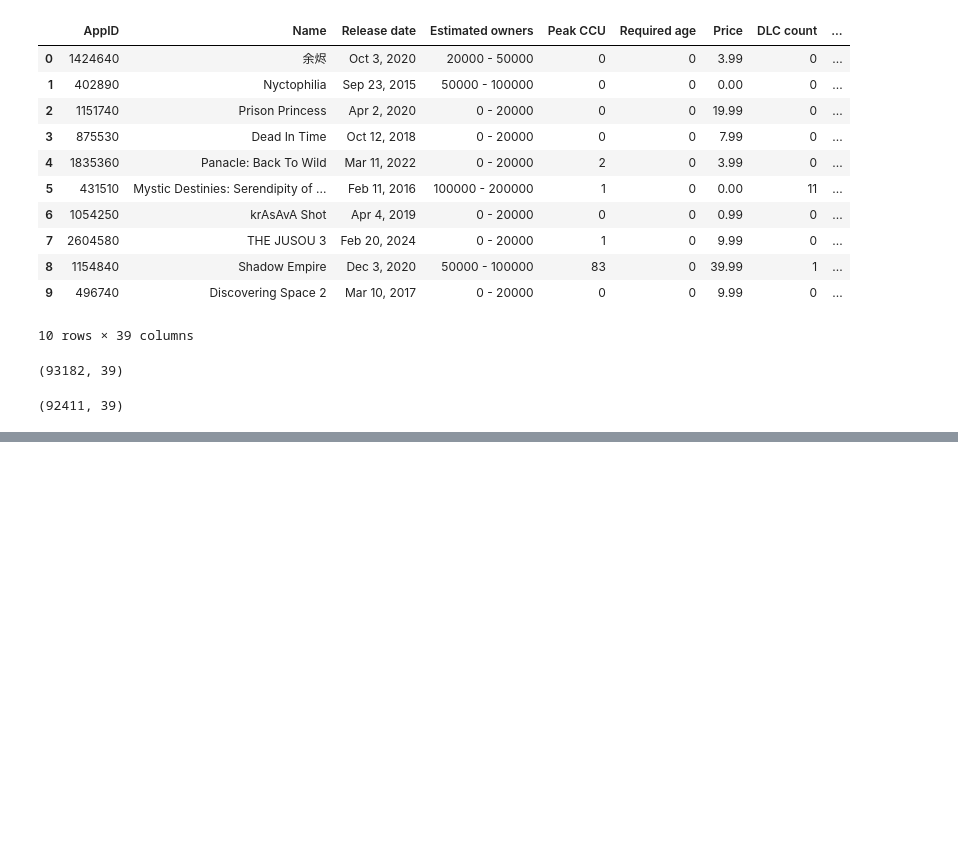
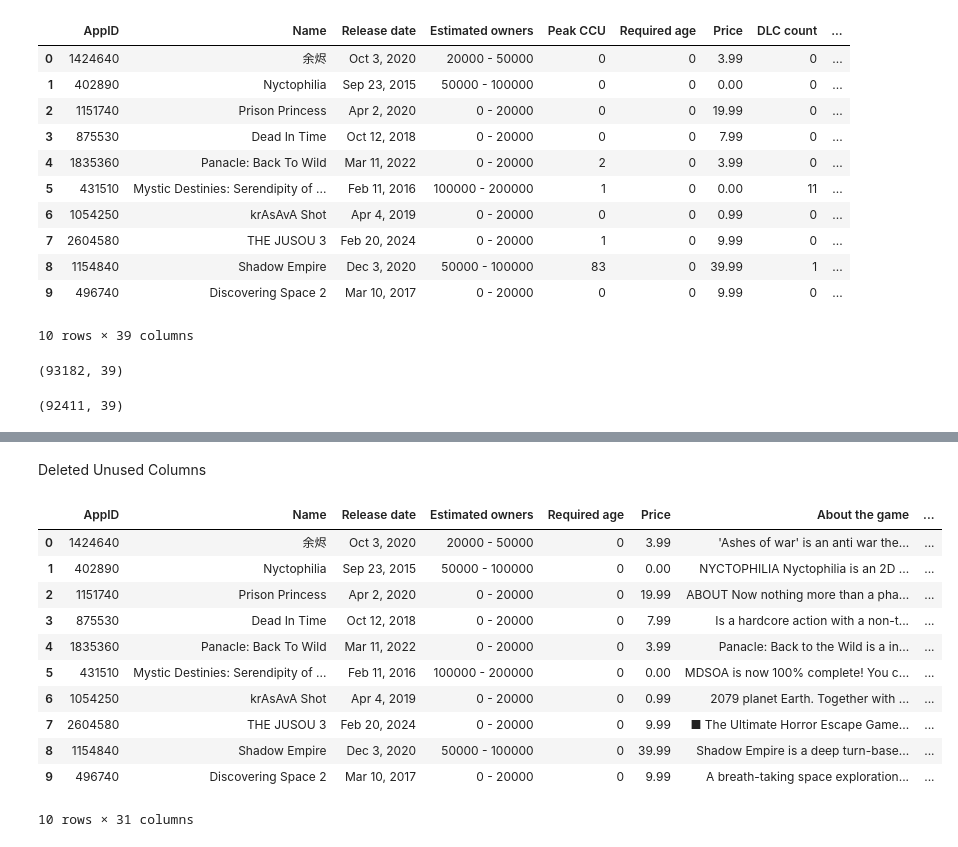
Before and after one commit to lazygirlleen/DataCleaningSteam, a Jupyter notebook: DataCleaningSteam.ipynb, the cells around one changed output, grey strips where cells are left out. Drawn from its saved outputs; the diff is of its cells as text; code cells hidden in the pictures; blank space fills up the shorter version.

```diff
--- a/DataCleaningSteam.ipynb
+++ b/DataCleaningSteam.ipynb
@@ -328,0 +344,2 @@ dtype: object
+# %% [markdown]
+Deleted Unused Columns
@@ -328,0 +362,15 @@ dtype: object
+# %%
+df.head(10)
+# %% [output]
+|  | AppID | Name | Release date | Estimated owners | Required age | Price | About the game | ... |
+| 0 | 1424640 | 余烬 | Oct 3, 2020 | 20000 - 50000 | 0 | 3.99 | 'Ashes of war' is an anti war the... | ... |
+| 1 | 402890 | Nyctophilia | Sep 23, 2015 | 50000 - 100000 | 0 | 0.00 | NYCTOPHILIA Nyctophilia is an 2D ... | ... |
+| 2 | 1151740 | Prison Princess | Apr 2, 2020 | 0 - 20000 | 0 | 19.99 | ABOUT Now nothing more than a pha... | ... |
+| 3 | 875530 | Dead In Time | Oct 12, 2018 | 0 - 20000 | 0 | 7.99 | Is a hardcore action with a non-t... | ... |
+| 4 | 1835360 | Panacle: Back To Wild | Mar 11, 2022 | 0 - 20000 | 0 | 3.99 | Panacle: Back to the Wild is a in... | ... |
+| 5 | 431510 | Mystic Destinies: Serendipity of ... | Feb 11, 2016 | 100000 - 200000 | 0 | 0.00 | MDSOA is now 100% complete! You c... | ... |
+| 6 | 1054250 | krAsAvA Shot | Apr 4, 2019 | 0 - 20000 | 0 | 0.99 | 2079 planet Earth. Together with ... | ... |
+| 7 | 2604580 | THE JUSOU 3 | Feb 20, 2024 | 0 - 20000 | 0 | 9.99 | ■ The Ultimate Horror Escape Game... | ... |
+| 8 | 1154840 | Shadow Empire | Dec 3, 2020 | 50000 - 100000 | 0 | 39.99 | Shadow Empire is a deep turn-base... | ... |
+| 9 | 496740 | Discovering Space 2 | Mar 10, 2017 | 0 - 20000 | 0 | 9.99 | A breath-taking space exploration... | ... |
+10 rows × 31 columns
```
Also changed, not shown: parts of 12 cells of this notebook.
